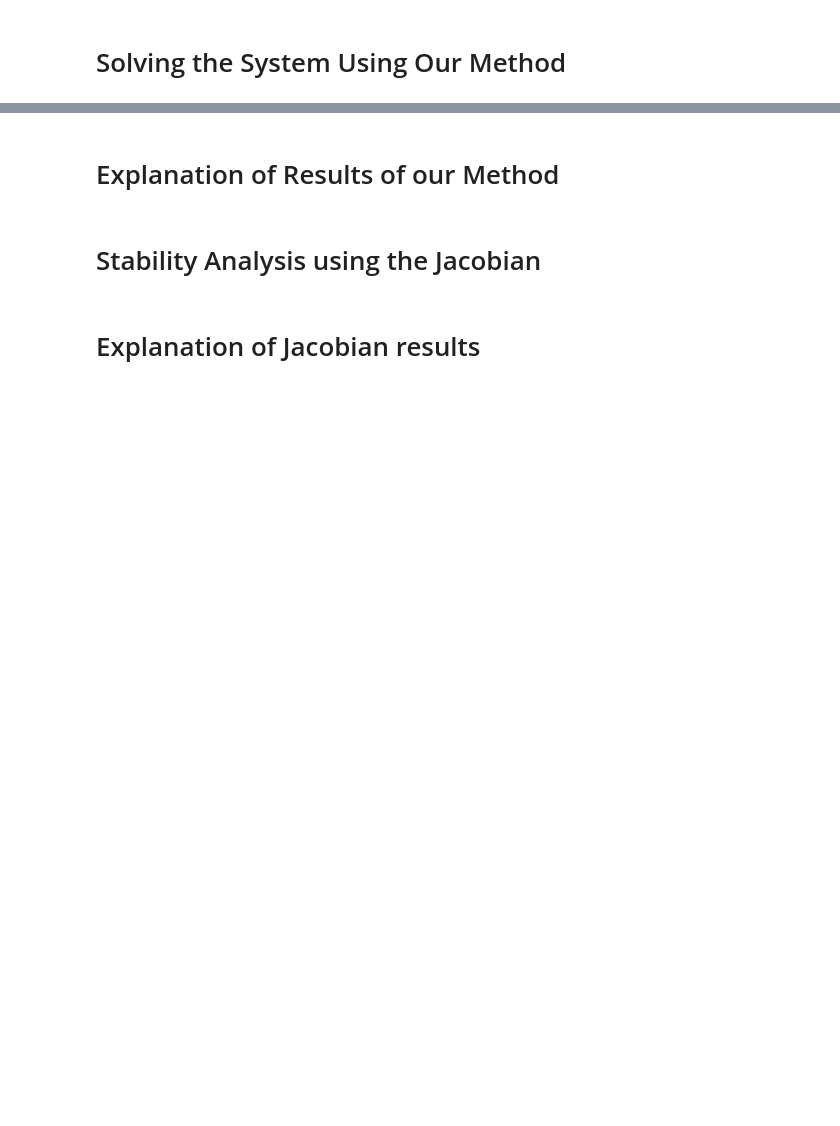
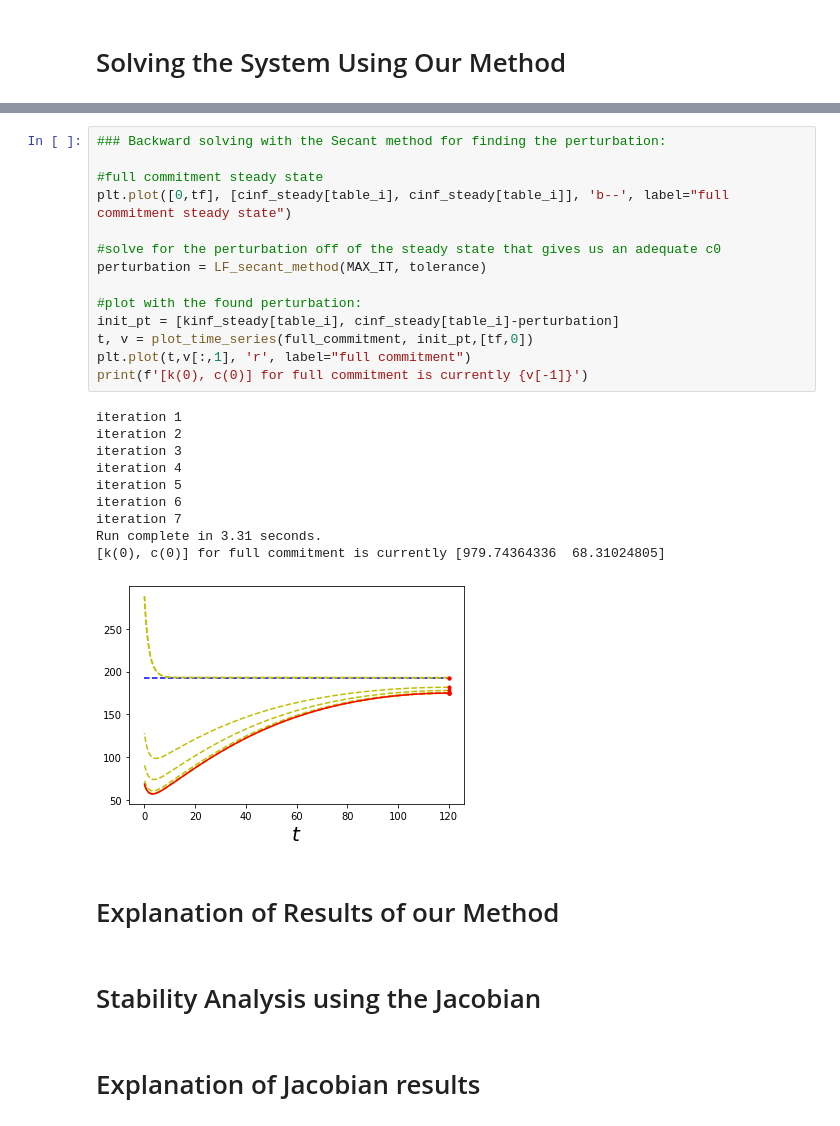
Before and after one commit to Shinsina/PIC-Math-MSCS-390-001, a Jupyter notebook: Final Notebook.ipynb, the cells around one changed output, grey strips where cells are left out. Saved outputs shown, nothing was run; the diff lists cells and outputs as text; blank space fills up the shorter version.

```diff
--- a/Final Notebook.ipynb
+++ b/Final Notebook.ipynb
@@ -144,3 +462,28 @@ In simpler terms, think of how a person views going to the gym today versus how
+# %%
+### Backward solving with the Secant method for finding the perturbation:
+
+#full commitment steady state
+plt.plot([0,tf], [cinf_steady[table_i], cinf_steady[table_i]], 'b--', label="full commitment steady state")
+
+#solve for the perturbation off of the steady state that gives us an adequate c0
+perturbation = LF_secant_method(MAX_IT, tolerance)
+
+#plot with the found perturbation:
+init_pt = [kinf_steady[table_i], cinf_steady[table_i]-perturbation]
+t, v = plot_time_series(full_commitment, init_pt,[tf,0])
+plt.plot(t,v[:,1], 'r', label="full commitment")
+print(f'[k(0), c(0)] for full commitment is currently {v[-1]}')
+# %% [output]
+iteration 1
+iteration 2
+iteration 3
+iteration 4
+iteration 5
+iteration 6
+iteration 7
+Run complete in 3.31 seconds.
+[k(0), c(0)] for full commitment is currently [979.74364336  68.31024805]
+[figure, added]
 # %% [markdown]
 # Explanation of Results of our Method
 # %% [markdown]
```
Also changed, not shown: parts of 14 cells of this notebook.
